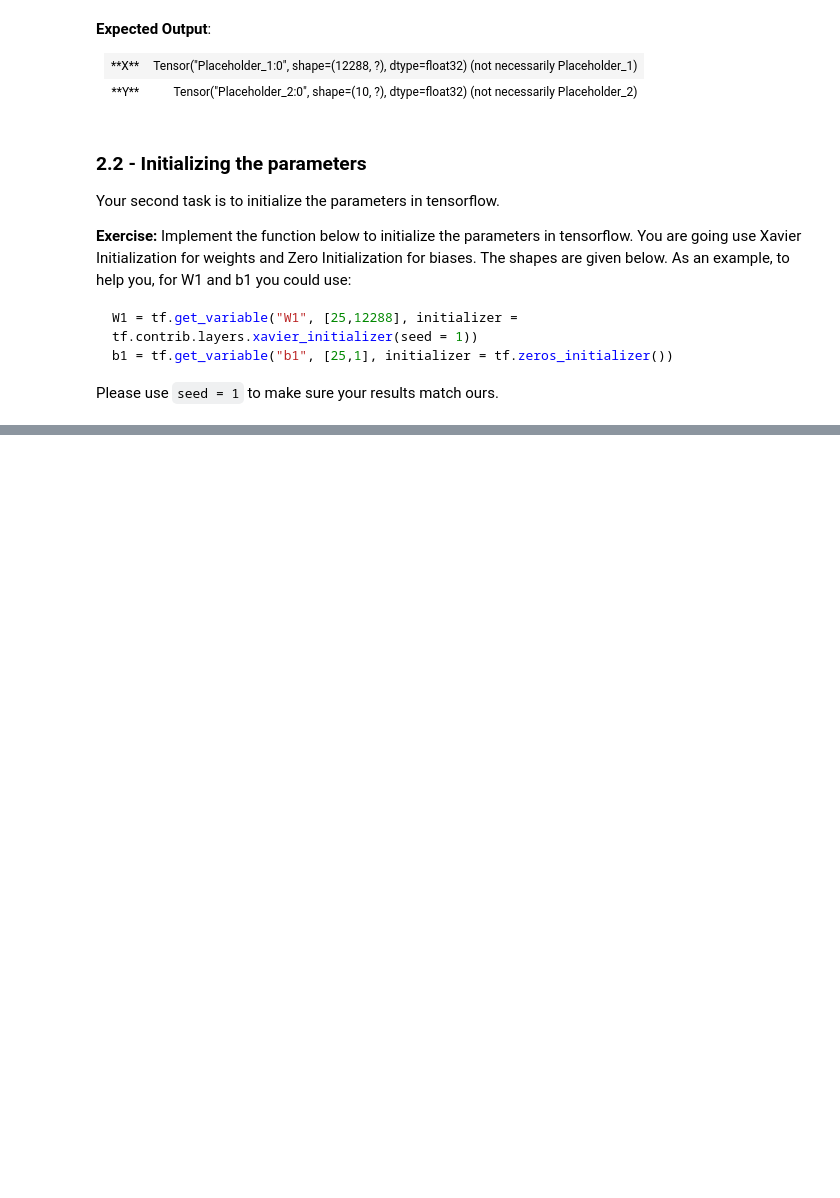
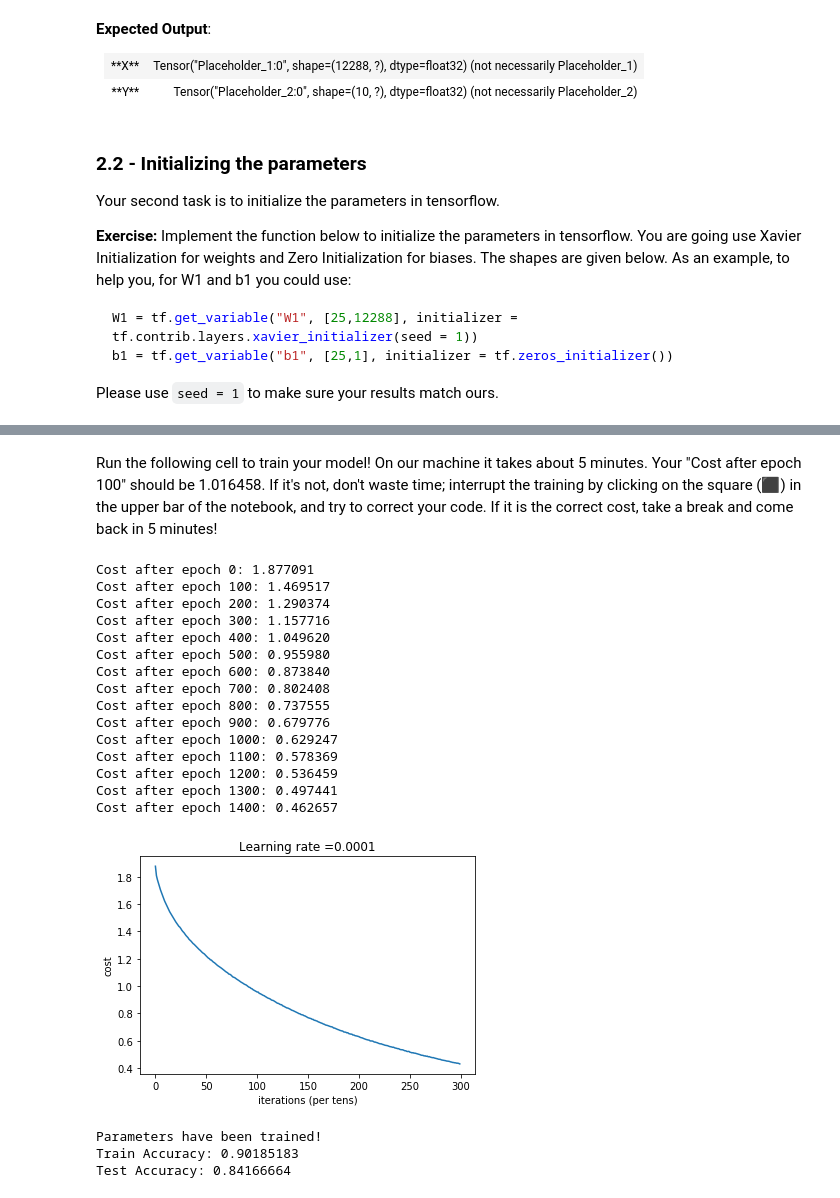
Before and after one commit to chinmaydas96/Deep-Learning-Specialization, a Jupyter notebook: 2.Improving Deep Neural Networks/week-3/Assignments/Tensorflow Tutorial.ipynb, the cells around one changed output, grey strips where cells are left out. Drawn from its saved outputs; the diff is of its cells as text; code cells hidden in the pictures; blank space fills up the shorter version.

```diff
--- a/2.Improving Deep Neural Networks/week-3/Assignments/Tensorflow Tutorial.ipynb
+++ b/2.Improving Deep Neural Networks/week-3/Assignments/Tensorflow Tutorial.ipynb
@@ -637,0 +734,8 @@ def initialize_parameters():
+# %%
+tf.reset_default_graph()
+
+with tf.Session() as sess:
+    X, Y = create_placeholders(12288, 6)
+    parameters = initialize_parameters()
+    Z3 = forward_propagation(X, parameters)
+    print("Z3 = " + str(Z3))
@@ -637,0 +770,32 @@ def initialize_parameters():
+# %%
+# GRADED FUNCTION: compute_cost
+
+def compute_cost(Z3, Y):
+    """
+    Computes the cost
+
+    Arguments:
+    Z3 -- output of forward propagation (output of the last LINEAR unit), of shape (6, number of examples)
+    Y -- "true" labels vector placeholder, same shape as Z3
+
+    Returns:
+    cost - Tensor of the cost function
+    """
+
+    # to fit the tensorflow requirement for tf.nn.softmax_cross_entropy_with_logits(...,...)
+    logits = tf.transpose(Z3)
+    labels = tf.transpose(Y)
+    ### START CODE HERE ### (1 line of code)
+    cost = tf.reduce_mean(tf.nn.softmax_cross_entropy_with_logits(logits=logits,labels=labels))
+    ### END CODE HERE ###
+
+    return cost
+# %%
+tf.reset_default_graph()
+
+with tf.Session() as sess:
+    X, Y = create_placeholders(12288, 6)
+    parameters = initialize_parameters()
+    Z3 = forward_propagation(X, parameters)
+    cost = compute_cost(Z3, Y)
+    print("cost = " + str(cost))
@@ -637,0 +953,24 @@ def initialize_parameters():
+# %% [markdown]
+Run the following cell to train your model! On our machine it takes about 5 minutes. Your "Cost after epoch 100" should be 1.016458. If it's not, don't waste time; interrupt the training by clicking on the square (⬛) in the upper bar of the notebook, and try to correct your code. If it is the correct cost, take a break and come back in 5 minutes!
+# %%
+parameters = model(X_train, Y_train, X_test, Y_test)
+# %% [output]
+Cost after epoch 0: 1.877091
+Cost after epoch 100: 1.469517
+Cost after epoch 200: 1.290374
+Cost after epoch 300: 1.157716
+Cost after epoch 400: 1.049620
+Cost after epoch 500: 0.955980
+Cost after epoch 600: 0.873840
+Cost after epoch 700: 0.802408
+Cost after epoch 800: 0.737555
+Cost after epoch 900: 0.679776
+Cost after epoch 1000: 0.629247
+Cost after epoch 1100: 0.578369
+Cost after epoch 1200: 0.536459
+Cost after epoch 1300: 0.497441
+Cost after epoch 1400: 0.462657
+[figure, added]
+Parameters have been trained!
+Train Accuracy: 0.90185183
+Test Accuracy: 0.84166664
```
Also changed, not shown: parts of 26 cells of this notebook, 1 other file.
